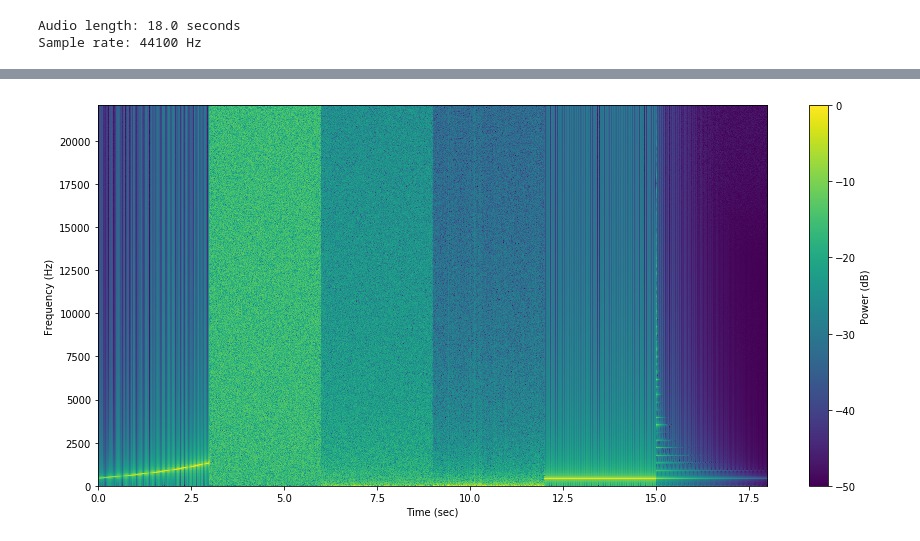
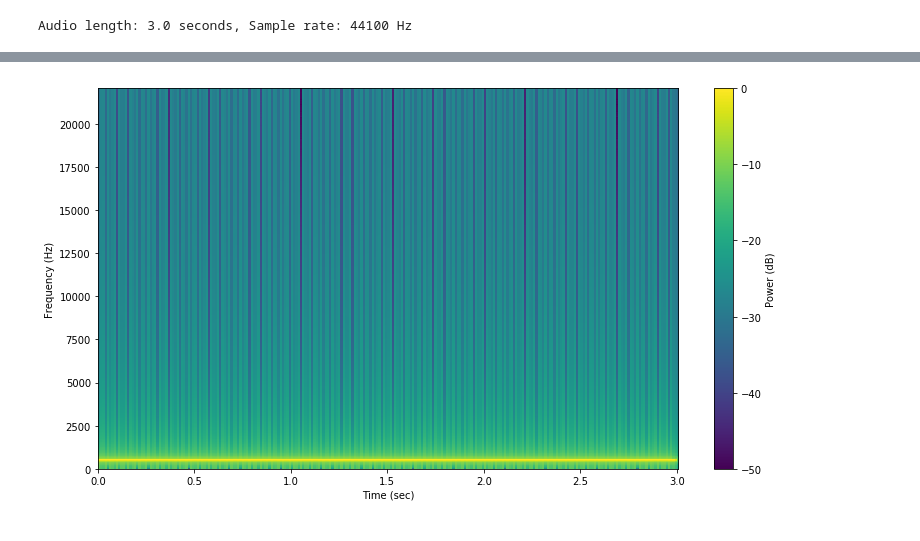
Before and after one commit to lnadi17/spectro-kg, a Jupyter notebook: subplots.ipynb, the cells around one changed output, grey strips where cells are left out. Drawn from its saved outputs; the diff is of its cells as text; code cells hidden in the pictures.

```diff
--- a/subplots.ipynb
+++ b/subplots.ipynb
@@ -2,9 +2,10 @@
 from speclib import *
 # %%
 audio_base_path = 'audio/'
-audio_file_name = 'test.wav'
-fs, audio_data = read_wav_audio(audio_base_path + audio_file_name)
-plot_specgram(audio_data, fs, n_overlap=512, colorbar=True, labels=True, eps=1e-5)
+audio_file_names = ['500hz_-3dbfs.wav', 'test.wav', 'hawking01.wav', 'edison.wav']
+
+fs, audio_data = read_wav_audio(audio_base_path + audio_file_names[0])
+
+plot_specgram(audio_data, fs, colorbar=True, labels=True, figsize=(13, 7))
 # %% [output]
-Audio length: 18.0 seconds
-Sample rate: 44100 Hz
+Audio length: 3.0 seconds, Sample rate: 44100 Hz
@@ -12 +12 @@ Sample rate: 44100 Hz
-[figure, old version]
+[figure, new version]
```
Also changed, not shown: parts of 3 cells of this notebook, 1 other file.
